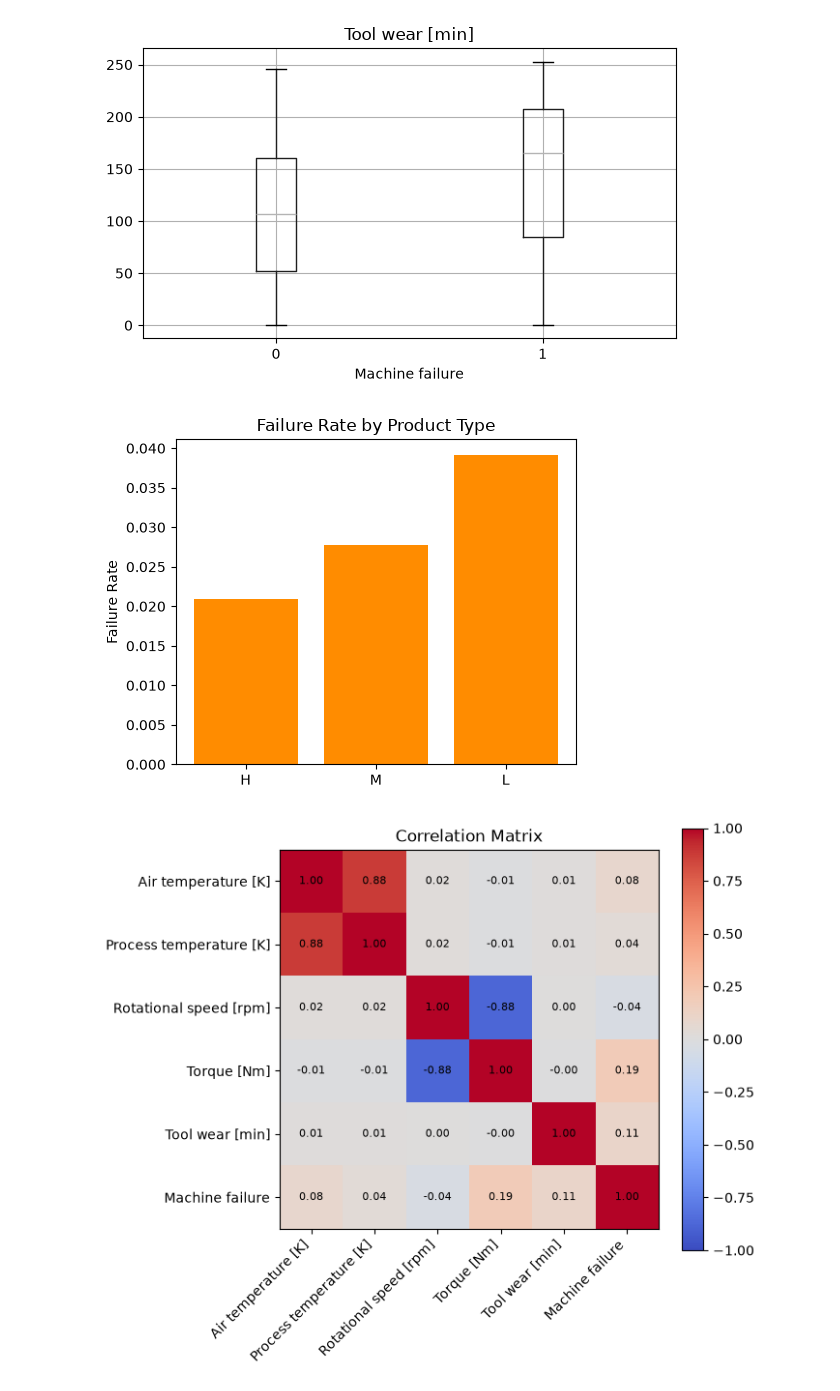
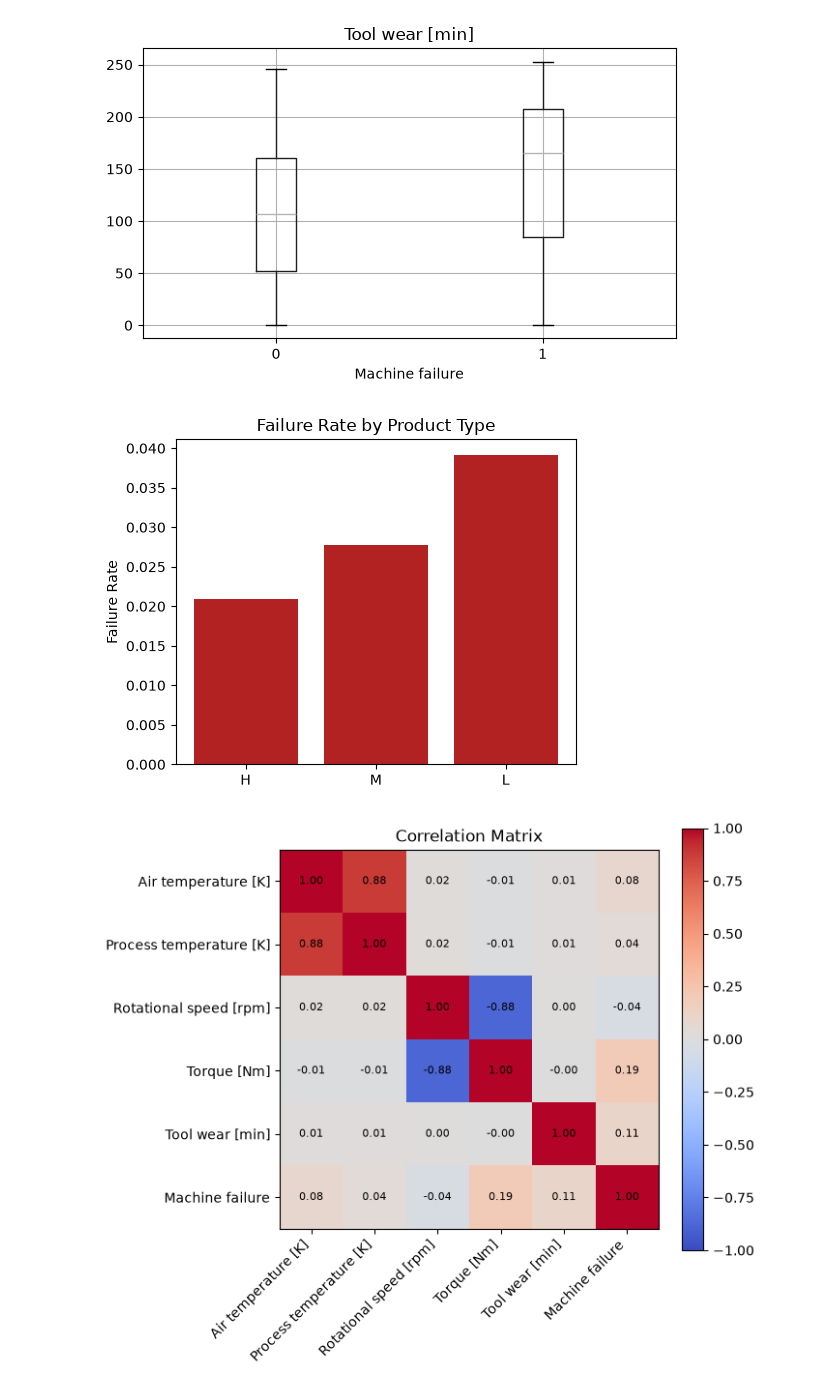
Before and after one commit to AmirmasoudCS/Predictive-Maintenance, a Jupyter notebook: notebooks/inspection.ipynb, the cells around one changed output. Cells and saved outputs as stored; diff of their text form; code cells hidden in the pictures.

Commit message:
Changing the color for consistency

```diff
--- a/notebooks/inspection.ipynb
+++ b/notebooks/inspection.ipynb
@@ -256,15 +256,15 @@ for col in numeric_cols:
 # %%
 failure_rate_by_type = df.groupby('Type')['Machine failure'].mean().sort_values()
 
 plt.figure(figsize=(5,4))
-plt.bar(failure_rate_by_type.index, failure_rate_by_type.values, color='darkorange')
+plt.bar(failure_rate_by_type.index, failure_rate_by_type.values, color='firebrick')
 plt.title('Failure Rate by Product Type')
 plt.ylabel('Failure Rate')
 plt.tight_layout()
 plt.savefig(PLOTS / "failure_rate_by_type.png", dpi=300, bbox_inches="tight")
 plt.show()
 # %% [output]
-[figure, old version]
+[figure, new version]
 # %%
 import numpy as np
 
```
Also changed, not shown: 1 other file.
